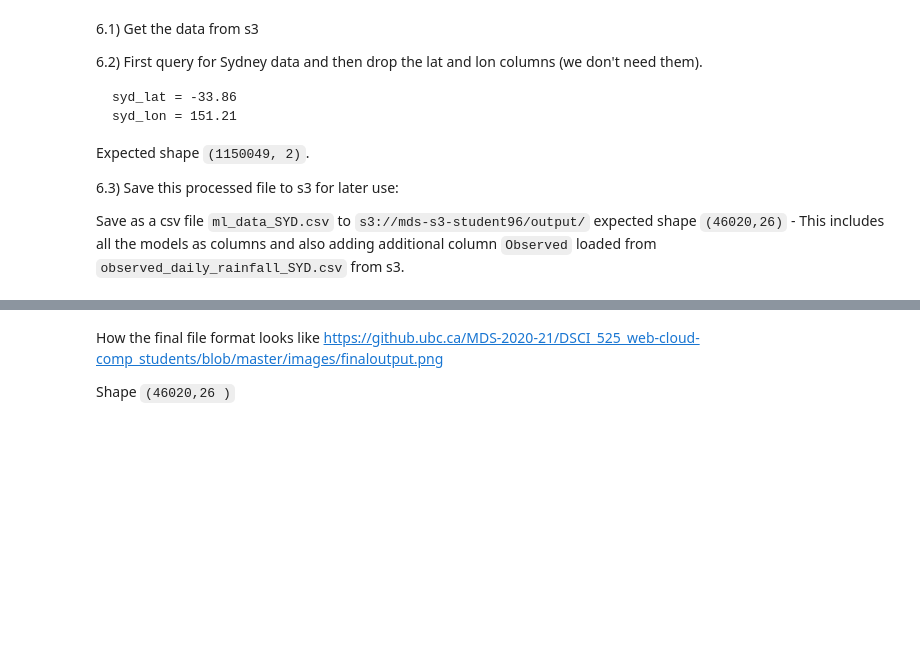
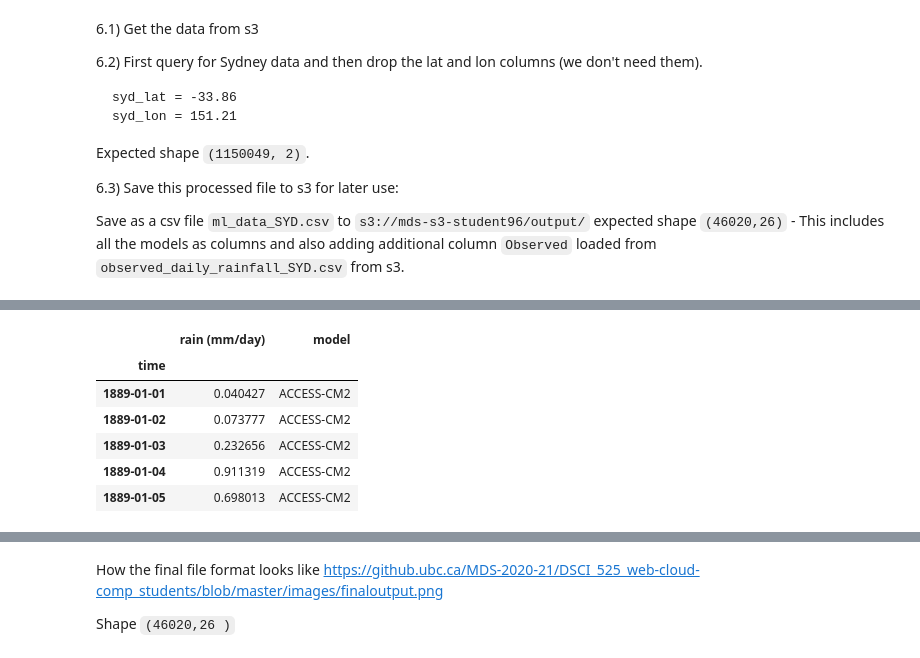
Before and after one commit to UBC-MDS/525_G3, a Jupyter notebook: notebooks/Milestone2.ipynb, the cells around one changed output, grey strips where cells are left out. Saved outputs shown, nothing was run; the diff lists cells and outputs as text; code cells hidden in the pictures; blank space fills up the shorter version.

```diff
--- a/notebooks/Milestone2.ipynb
+++ b/notebooks/Milestone2.ipynb
@@ -257,0 +291,11 @@ df.head()
+# %%
+merged_df = pd.concat([sydney_df, observed_rainfall])
+merged_df.head()
+# %% [output]
+|  | rain (mm/day) | model |
+| time |  |  |
+| 1889-01-01 | 0.040427 | ACCESS-CM2 |
+| 1889-01-02 | 0.073777 | ACCESS-CM2 |
+| 1889-01-03 | 0.232656 | ACCESS-CM2 |
+| 1889-01-04 | 0.911319 | ACCESS-CM2 |
+| 1889-01-05 | 0.698013 | ACCESS-CM2 |
```
Also changed, not shown: parts of 13 cells of this notebook.
